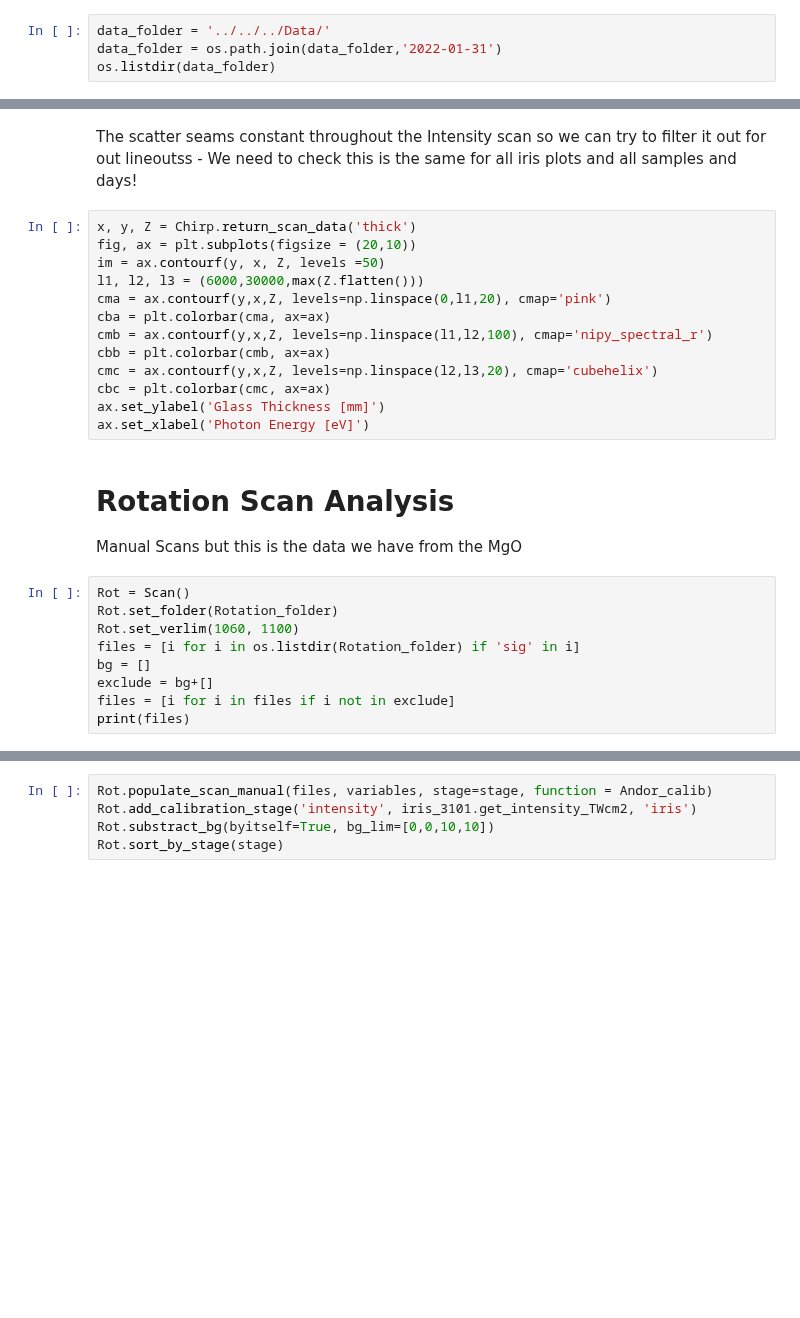
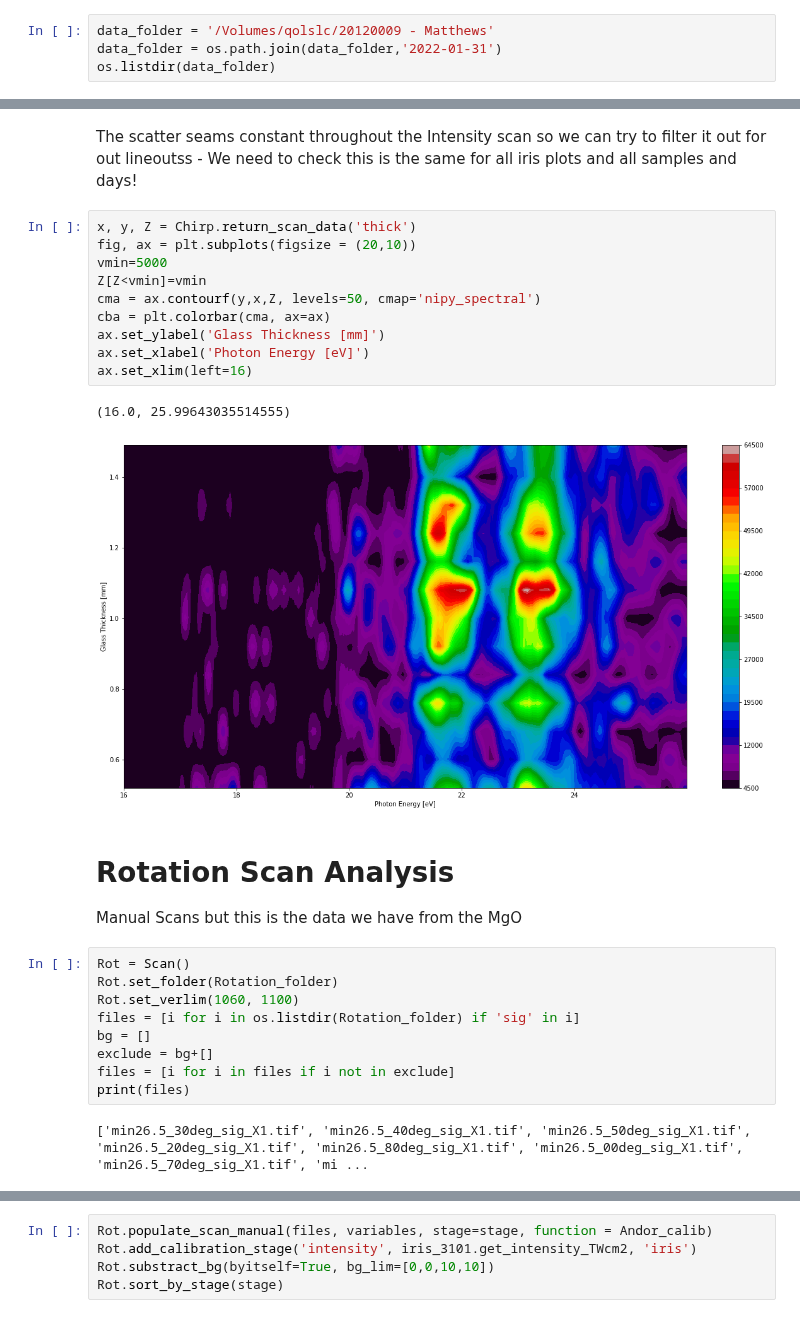
Before and after one commit to KasiaKoo/Artemis_Jan22, a Jupyter notebook: MgO_1800nm.ipynb, the cells around one changed output, grey strips where cells are left out. Saved outputs shown, nothing was run; the diff lists cells and outputs as text; blank space fills up the shorter version.

```diff
--- a/MgO_1800nm.ipynb
+++ b/MgO_1800nm.ipynb
@@ -27,6 +27,6 @@ iris_3101 = Iris()
 iris_3101.specify_calib(iris_positions=iris_pos_3101_1800short, powers=power_3101_1800short)
 iris_3101.specify_params(w0_init=100e-6, f=0.75, wl=1800e-9, M2=1, reprate=1000,pulse_duration=15e-15)
 # %%
-data_folder = '../../../Data/'
+data_folder = '/Volumes/qolslc/20120009 - Matthews'
 data_folder = os.path.join(data_folder,'2022-01-31')
 os.listdir(data_folder)
@@ -74,16 +83,16 @@ The scatter seams constant throughout the Intensity scan so we can try to filter
 # %%
 x, y, Z = Chirp.return_scan_data('thick')
 fig, ax = plt.subplots(figsize = (20,10))
-im = ax.contourf(y, x, Z, levels =50)
-l1, l2, l3 = (6000,30000,max(Z.flatten()))
-cma = ax.contourf(y,x,Z, levels=np.linspace(0,l1,20), cmap='pink')
+vmin=5000
+Z[Z<vmin]=vmin
+cma = ax.contourf(y,x,Z, levels=50, cmap='nipy_spectral')
 cba = plt.colorbar(cma, ax=ax)
-cmb = ax.contourf(y,x,Z, levels=np.linspace(l1,l2,100), cmap='nipy_spectral_r')
-cbb = plt.colorbar(cmb, ax=ax)
-cmc = ax.contourf(y,x,Z, levels=np.linspace(l2,l3,20), cmap='cubehelix')
-cbc = plt.colorbar(cmc, ax=ax)
 ax.set_ylabel('Glass Thickness [mm]')
 ax.set_xlabel('Photon Energy [eV]')
+ax.set_xlim(left=16)
+# %% [output]
+(16.0, 25.99643035514555)
+[figure, added]
 # %% [markdown]
 # Rotation Scan Analysis
 
@@ -97,6 +106,8 @@ bg = []
 exclude = bg+[]
 files = [i for i in files if i not in exclude]
 print(files)
+# %% [output]
+['min26.5_30deg_sig_X1.tif', 'min26.5_40deg_sig_X1.tif', 'min26.5_50deg_sig_X1.tif', 'min26.5_20deg_sig_X1.tif', 'min26.5_80deg_sig_X1.tif', 'min26.5_00deg_sig_X1.tif', 'min26.5_70deg_sig_X1.tif', 'mi ...
 # %%
 variables = [float(i.split('_')[1][:-3]) for i in files]
 Rot.set_params(wedge=1060, MCPPos=120000,iris=-26.5)
```
Also changed, not shown: parts of 16 cells of this notebook, 4 other files.
